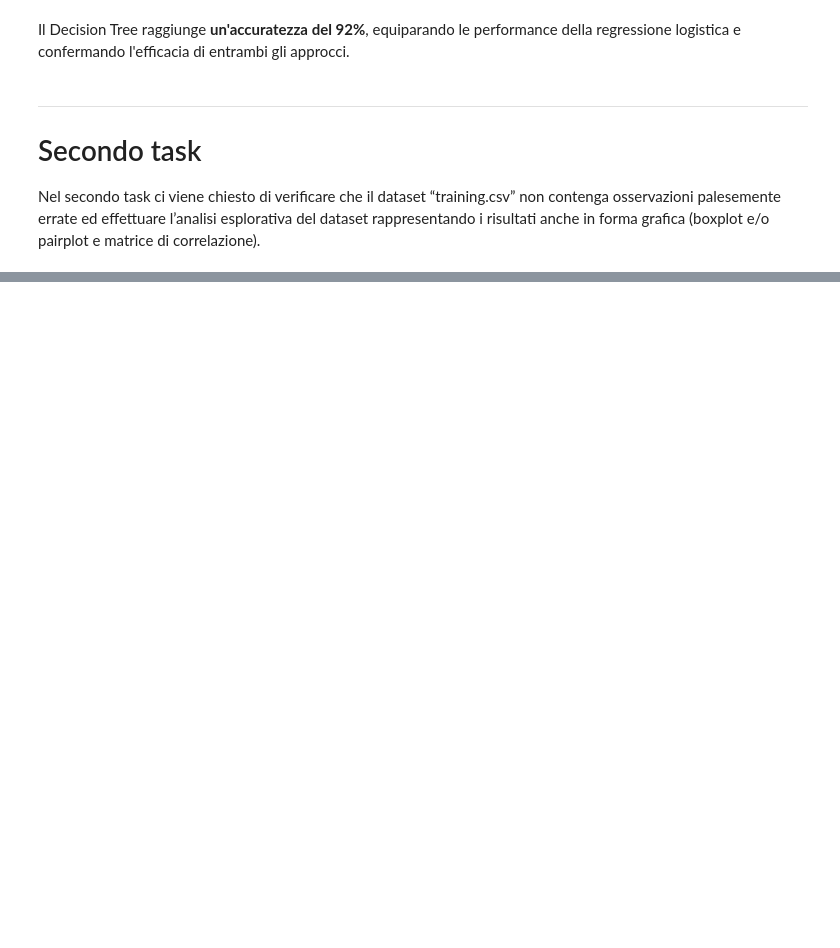
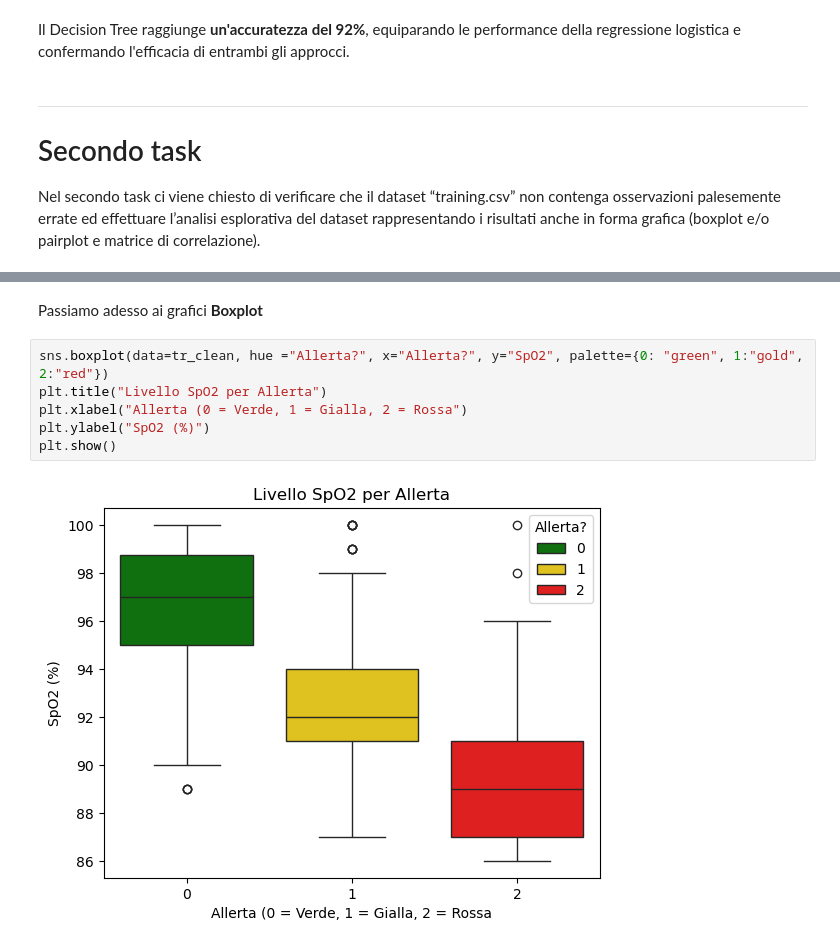
Before and after one commit to ScappaMarco/MachineLearningClassificator, a Jupyter notebook: tasks/progettoML.ipynb, the cells around one changed output, grey strips where cells are left out. Drawn from its saved outputs; the diff is of its cells as text; blank space fills up the shorter version.

```diff
--- a/tasks/progettoML.ipynb
+++ b/tasks/progettoML.ipynb
@@ -298,0 +895,10 @@ Nel secondo task ci viene chiesto di verificare che il dataset “training.csv
+# %% [markdown]
+Passiamo adesso ai grafici **Boxplot**
+# %%
+sns.boxplot(data=tr_clean, hue ="Allerta?", x="Allerta?", y="SpO2", palette={0: "green", 1:"gold", 2:"red"})
+plt.title("Livello SpO2 per Allerta")
+plt.xlabel("Allerta (0 = Verde, 1 = Gialla, 2 = Rossa")
+plt.ylabel("SpO2 (%)")
+plt.show()
+# %% [output]
+[figure, added]
```
Also changed, not shown: parts of 109 cells of this notebook.
